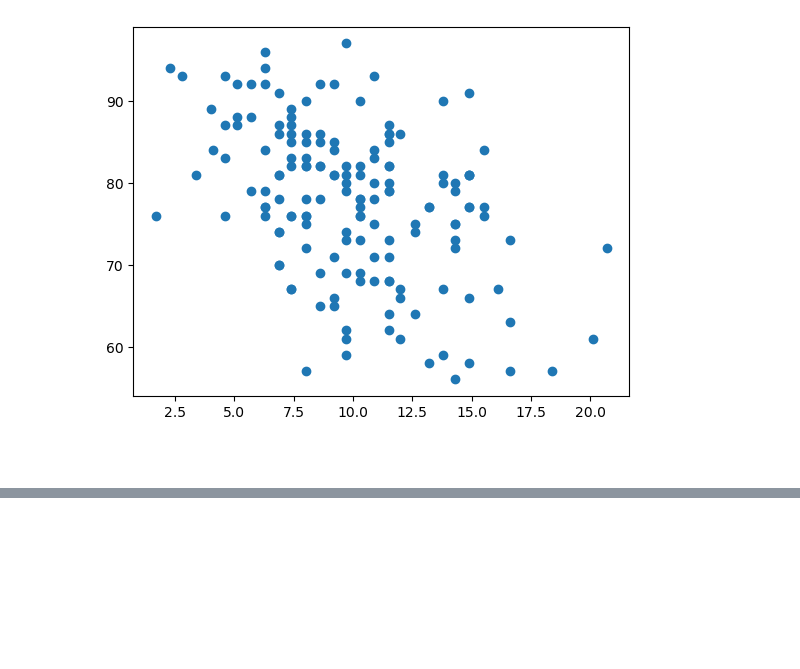
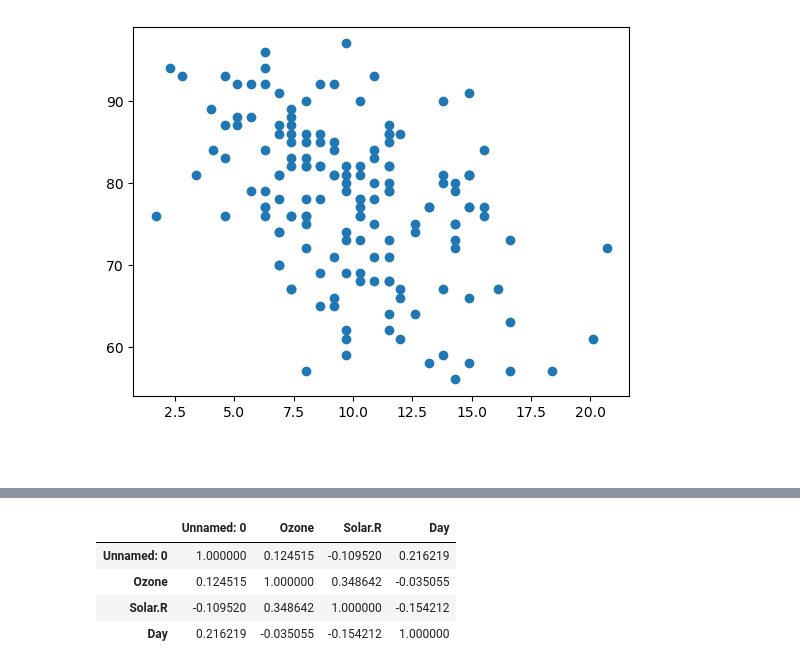
Before and after one commit to Danishheheh/aiml, a Jupyter notebook: EDA.ipynb, the cells around one changed output, grey strips where cells are left out. Cells and saved outputs as stored; diff of their text form; code cells hidden in the pictures; blank space fills up the shorter version.

```diff
--- a/EDA.ipynb
+++ b/EDA.ipynb
@@ -437,0 +477,8 @@ data1["Wind"].corr(data1["Temperature"]
+# %%
+data1_numeric.corr()
+# %% [output]
+|  | Unnamed: 0 | Ozone | Solar.R | Day |
+| Unnamed: 0 | 1.000000 | 0.124515 | -0.109520 | 0.216219 |
+| Ozone | 0.124515 | 1.000000 | 0.348642 | -0.035055 |
+| Solar.R | -0.109520 | 0.348642 | 1.000000 | -0.154212 |
+| Day | 0.216219 | -0.035055 | -0.154212 | 1.000000 |
```
Also changed, not shown: parts of 9 cells of this notebook.
